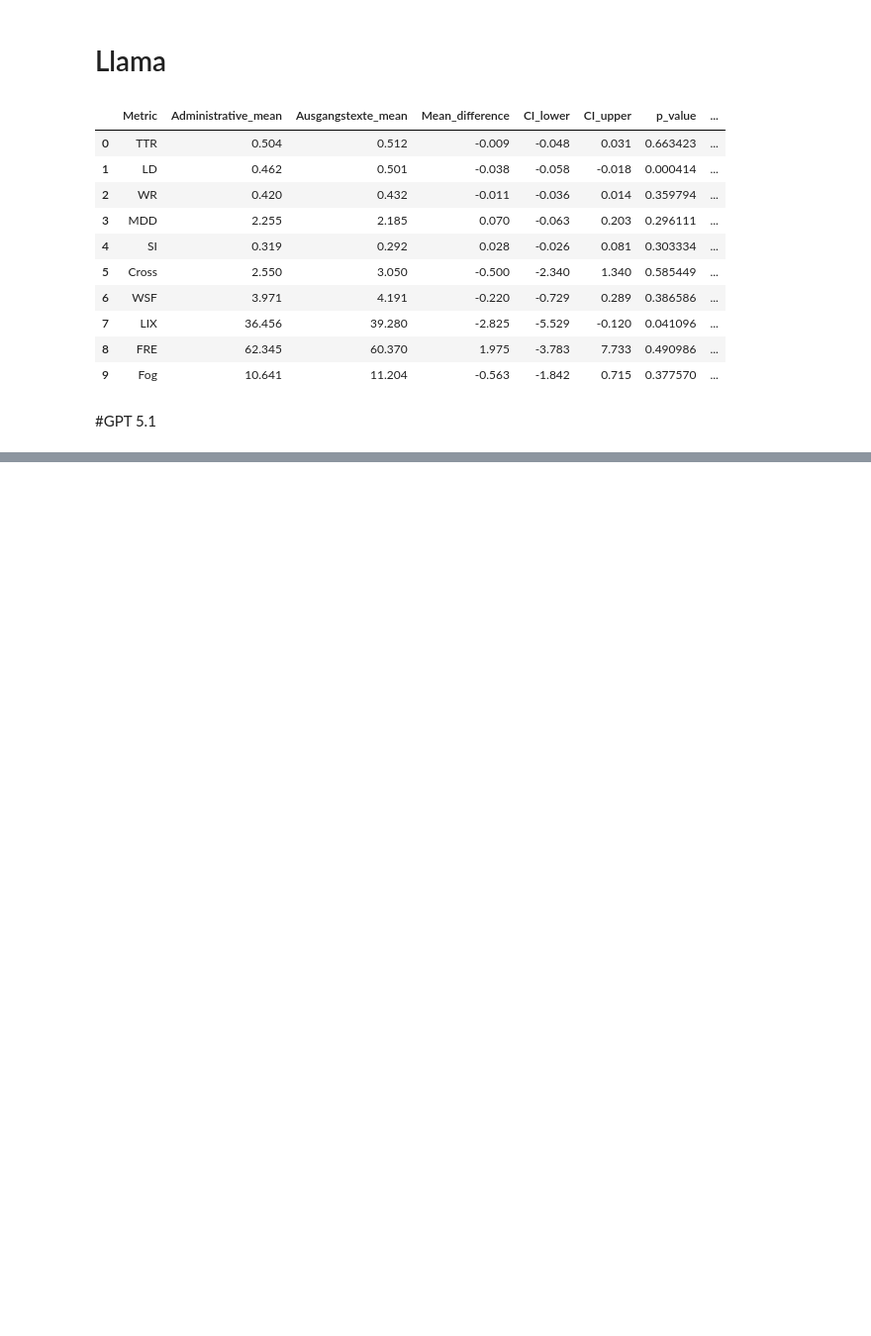
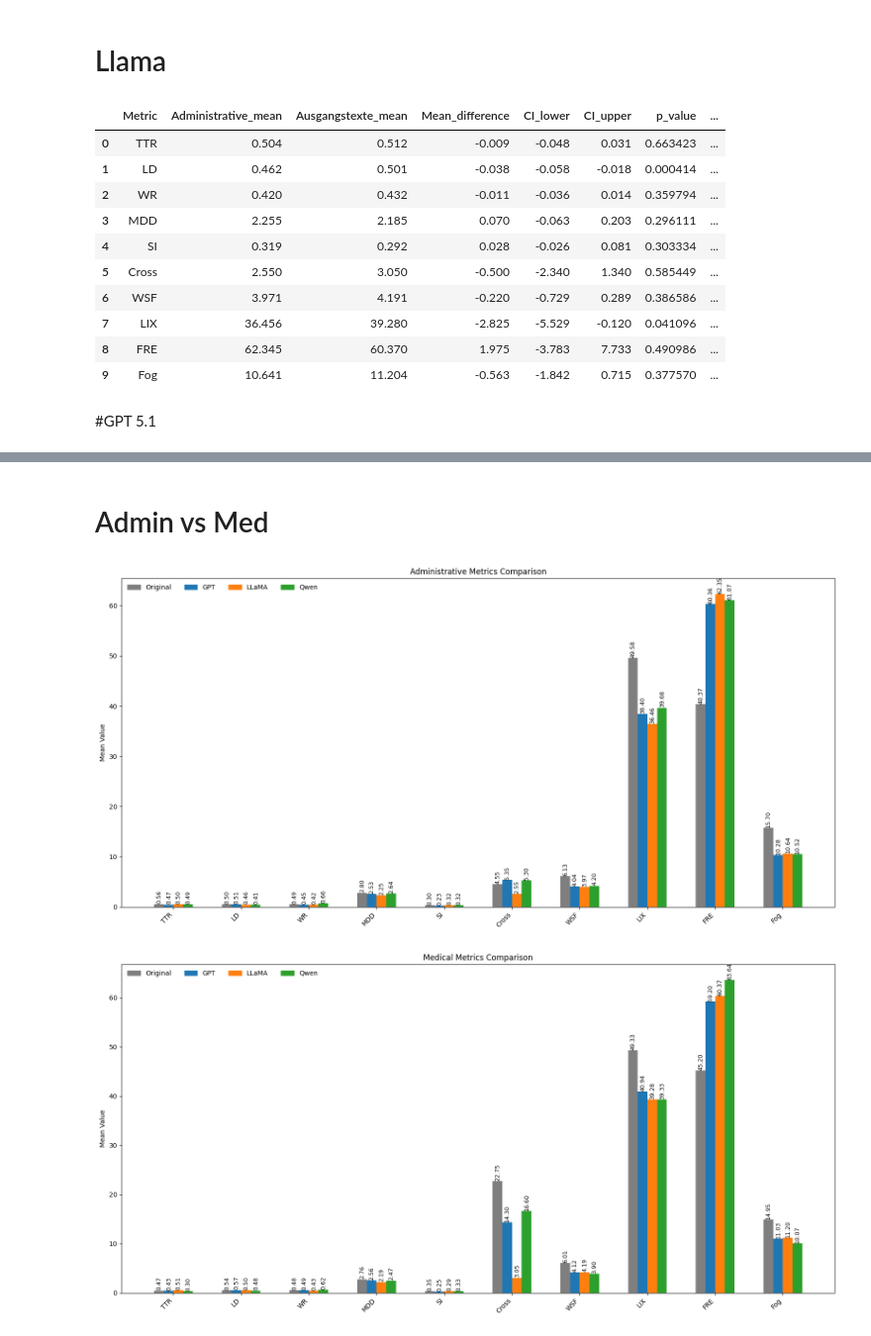
Before and after one commit to happy522/ChatGPT-as-a-CAT-tool-in-Easy-language-translation_Implemenatation, a Jupyter notebook: Administrative_vs_Medical.ipynb, the cells around one changed output, grey strips where cells are left out. Shown at 99% size. Drawn from its saved outputs; the diff is of its cells as text; code cells hidden in the pictures; blank space fills up the shorter version.

```diff
--- a/Administrative_vs_Medical.ipynb
+++ b/Administrative_vs_Medical.ipynb
@@ -345,0 +465,79 @@ plot_grid_boxplots(df1, df2, nrows=20)
+# %% [markdown]
+# Admin vs Med
+# %%
+def plot_domain_figure(domain_name,
+                       llama_df,
+                       gpt_df,
+                       qwen_df,
+                       nrows=20):
+
+    metrics = list(metrics_info.keys())
+    width = 0.2
+    metric_gap = 0.8
+
+    fig, ax = plt.subplots(figsize=(16, 8))
+
+    x_start = 0
+    x_ticks = []
+    x_labels = []
+
+    for m in metrics:
+
+        means = [
+            llama_df[f"{m}_Original"].head(nrows).mean(),  # Original
+            gpt_df[f"{m}_Holistic"].head(nrows).mean(),
+            llama_df[f"{m}_Holistic"].head(nrows).mean(),
+            qwen_df[f"{m}_Holistic"].head(nrows).mean()
+        ]
+
+        labels = ["Original", "GPT", "LLaMA", "Qwen"]
+        x_positions = [x_start + i * width for i in range(4)]
+
+        for xi, h, label in zip(x_positions, means, labels):
+            ax.bar(xi, h, width, color=MODEL_COLORS[label])
+            ax.text(xi, h + 0.01, f"{h:.2f}",
+                    ha='center', va='bottom',
+                    fontsize=9, rotation=90)
+
+        x_ticks.append(np.mean(x_positions))
+        x_labels.append(m)
+
+        x_start = x_positions[-1] + metric_gap
+
+    ax.set_xticks(x_ticks)
+    ax.set_xticklabels(x_labels, rotation=45, ha='right')
+    ax.set_ylabel("Mean Value")
+    ax.set_title(f"{domain_name} Metrics Comparison")
+
+    # Legend (clean + consistent)
+    handles = [
+        plt.Rectangle((0,0),1,1,color=MODEL_COLORS[label])
+        for label in ["Original", "GPT", "LLaMA", "Qwen"]
+    ]
+    ax.legend(handles, ["Original", "GPT", "LLaMA", "Qwen"],
+              frameon=False, ncol=4)
+
+    plt.tight_layout()
+    plt.show()
+
+
+# Administrative
+plot_domain_figure(
+    "Administrative",
+    llama_admin,
+    gpt_admin,
+    qwen_admin,
+    nrows=20
+)
+
+# Medical
+plot_domain_figure(
+    "Medical",
+    llama_med,
+    gpt_med,
+    qwen_med,
+    nrows=20
+)
+# %% [output]
+[figure, added]
+[figure, added]
```
Also changed, not shown: parts of 15 cells of this notebook.
